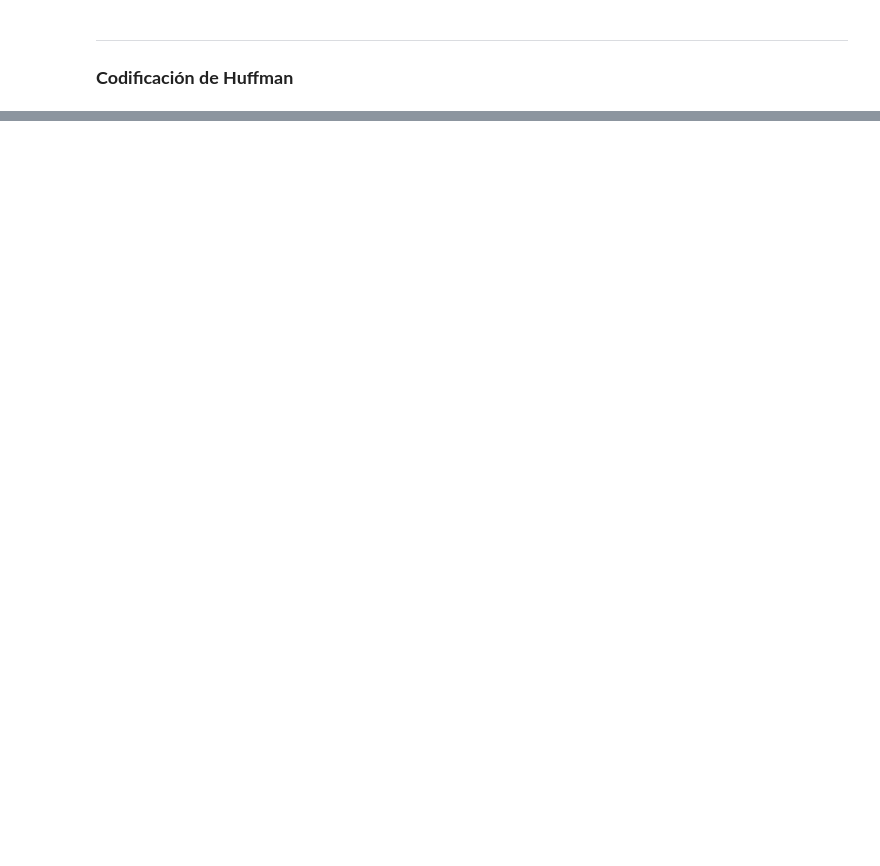
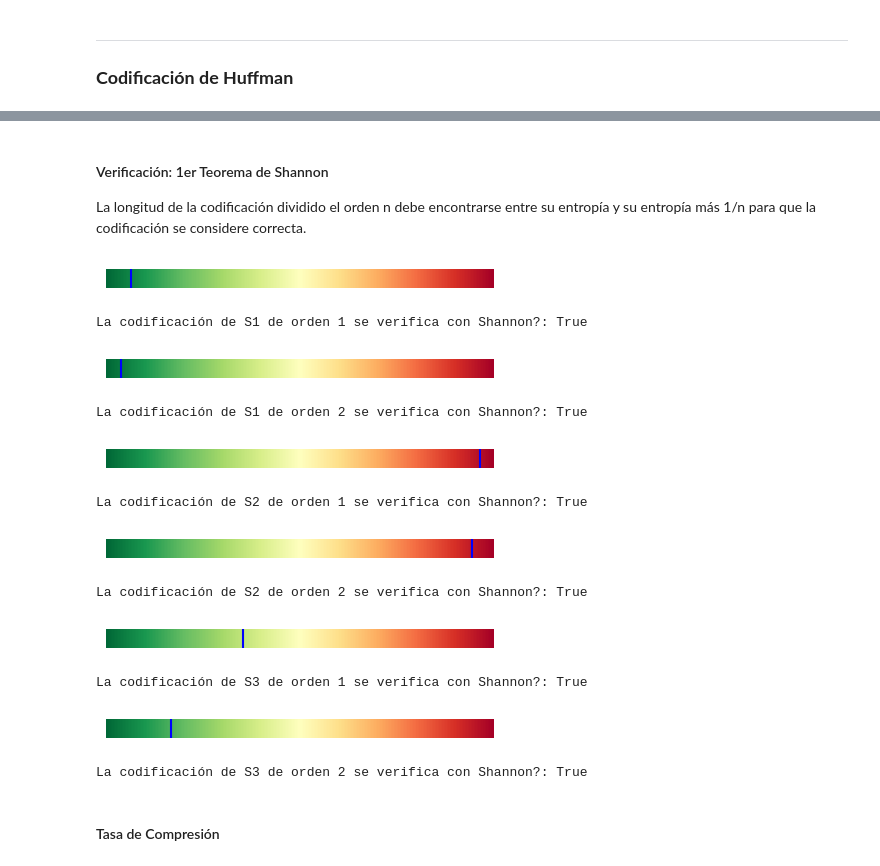
Before and after one commit to equisdel/weather-datasets, a Jupyter notebook: weather_datasets.ipynb, the cells around one changed output, grey strips where cells are left out. Drawn from its saved outputs; the diff is of its cells as text; code cells hidden in the pictures; blank space fills up the shorter version.

Commit message:
Versión final entregada el 24/06/24.

```diff
--- a/weather_datasets.ipynb
+++ b/weather_datasets.ipynb
@@ -433,0 +473,7 @@ getDistribucionCondicional(matriz_S1)
+# %%
+# Cálculo de longitud de la codificación
+def length(dist,codificacion):
+  l = 0
+  for i in dist.keys():
+    l += dist[i] * len(codificacion[i])
+  return l
@@ -433,0 +515,9 @@ getDistribucionCondicional(matriz_S1)
+# %%
+print('Codificación de Orden 1:')
+cod_S1 = getHuffmanCoding(dist_S1)
+cod_S2 = getHuffmanCoding(dist_S2)
+cod_S3 = getHuffmanCoding(dist_S3)
+print('\nCodificación de Orden 2 (con memoria):')
+cod_S1_o2 = getHuffmanCoding(dist_S1_orden2_CM)
+cod_S2_o2 = getHuffmanCoding(dist_S2_orden2_CM)
+cod_S3_o2 = getHuffmanCoding(dist_S3_orden2_CM)
@@ -433,0 +534,55 @@ getDistribucionCondicional(matriz_S1)
+# %% [markdown]
+#### Verificación: 1er Teorema de Shannon
+La longitud de la codificación dividido el orden n debe encontrarse entre su entropía y su entropía más 1/n para que la codificación se considere correcta.
+# %%
+# Función que grafica la longitud promedio por símbolo acotada por la entropía
+def displayCodeQuality(cota_inf,valor,cota_sup):
+  fig, ax = plt.subplots(figsize=(5, 0.25))
+  cmap = plt.get_cmap('RdYlGn_r')
+  norm = plt.Normalize(cota_inf, cota_sup)
+  sm = plt.cm.ScalarMappable(cmap=cmap, norm=norm)
+  escala = int((cota_sup-cota_inf)*1000)
+  gradient = np.linspace(cota_inf, cota_sup, escala).reshape(1, -1)
+  gradient = np.vstack((gradient, gradient))
+  ax.imshow(gradient, aspect='auto', cmap=cmap, norm=norm)
+  # Graficar el valor entre las cotas
+  ax.axvline(x= (valor - cota_inf) / (cota_sup - cota_inf) * escala, color='blue')
+  ax.set_axis_off()
+
+  plt.show()
+
+def checksShannon_SM(dist,entropia,coding,n):
+  l = length(dist,coding)
+  displayCodeQuality(entropia,l/n,entropia+1/n)
+  return entropia <= l/n <= entropia + 1/n
+
+def checksShannon_CM(dist,entropia_SM,entropia_CM,coding,n):
+  l = length(dist,coding)
+  cota_inf = entropia_SM/n + (1-1/n) * entropia_CM
+  cota_sup = cota_inf + 1/n
+  displayCodeQuality(cota_inf,l/n,cota_sup)
+  return cota_inf <= l/n <= cota_sup
+
+# Codificaciones de orden 1
+print('La codificación de S1 de orden 1 se verifica con Shannon?: '+str(checksShannon_SM(dist_S1,entropia_SM_S1,cod_S1,1)))
+print('La codificación de S1 de orden 2 se verifica con Shannon?: '+str(checksShannon_CM(dist_S1_orden2_CM,entropia_SM_S1,entropia_CM_S1,cod_S1_o2,2)))
+print('La codificación de S2 de orden 1 se verifica con Shannon?: '+str(checksShannon_SM(dist_S2,entropia_SM_S2,cod_S2,1)))
+print('La codificación de S2 de orden 2 se verifica con Shannon?: '+str(checksShannon_CM(dist_S2_orden2_CM,entropia_SM_S2,entropia_CM_S2,cod_S2_o2,2)))
+print('La codificación de S3 de orden 1 se verifica con Shannon?: '+str(checksShannon_SM(dist_S3,entropia_SM_S3,cod_S3,1)))
+print('La codificación de S3 de orden 2 se verifica con Shannon?: '+str(checksShannon_CM(dist_S3_orden2_CM,entropia_SM_S3,entropia_CM_S3,cod_S3_o2,2)))
+# Codificaciones de orden 2
+# %% [output]
+[figure, added]
+La codificación de S1 de orden 1 se verifica con Shannon?: True
+[figure, added]
+La codificación de S1 de orden 2 se verifica con Shannon?: True
+[figure, added]
+La codificación de S2 de orden 1 se verifica con Shannon?: True
+[figure, added]
+La codificación de S2 de orden 2 se verifica con Shannon?: True
+[figure, added]
+La codificación de S3 de orden 1 se verifica con Shannon?: True
+[figure, added]
+La codificación de S3 de orden 2 se verifica con Shannon?: True
+# %% [markdown]
+#### Tasa de Compresión
```
Also changed, not shown: parts of 45 cells of this notebook.
